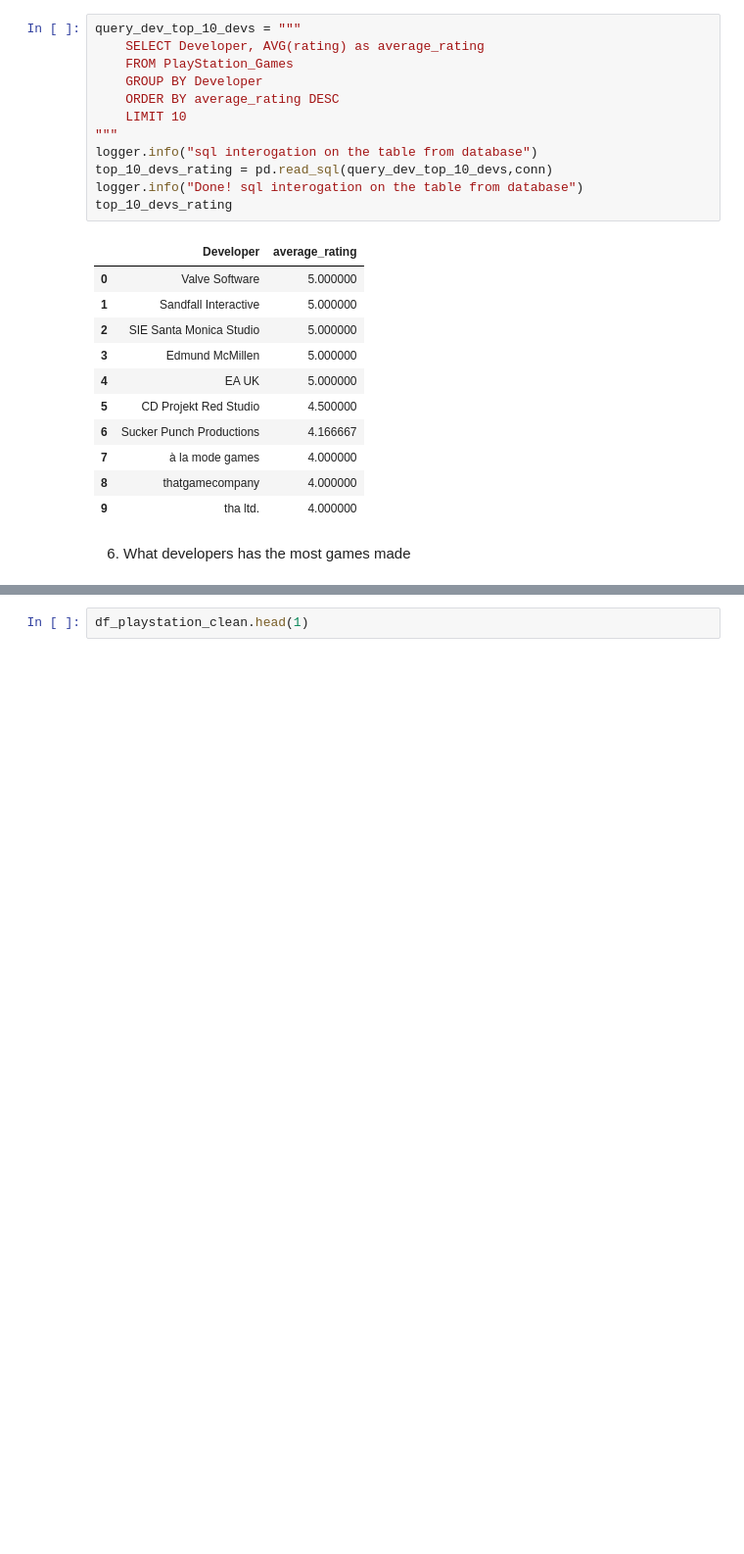
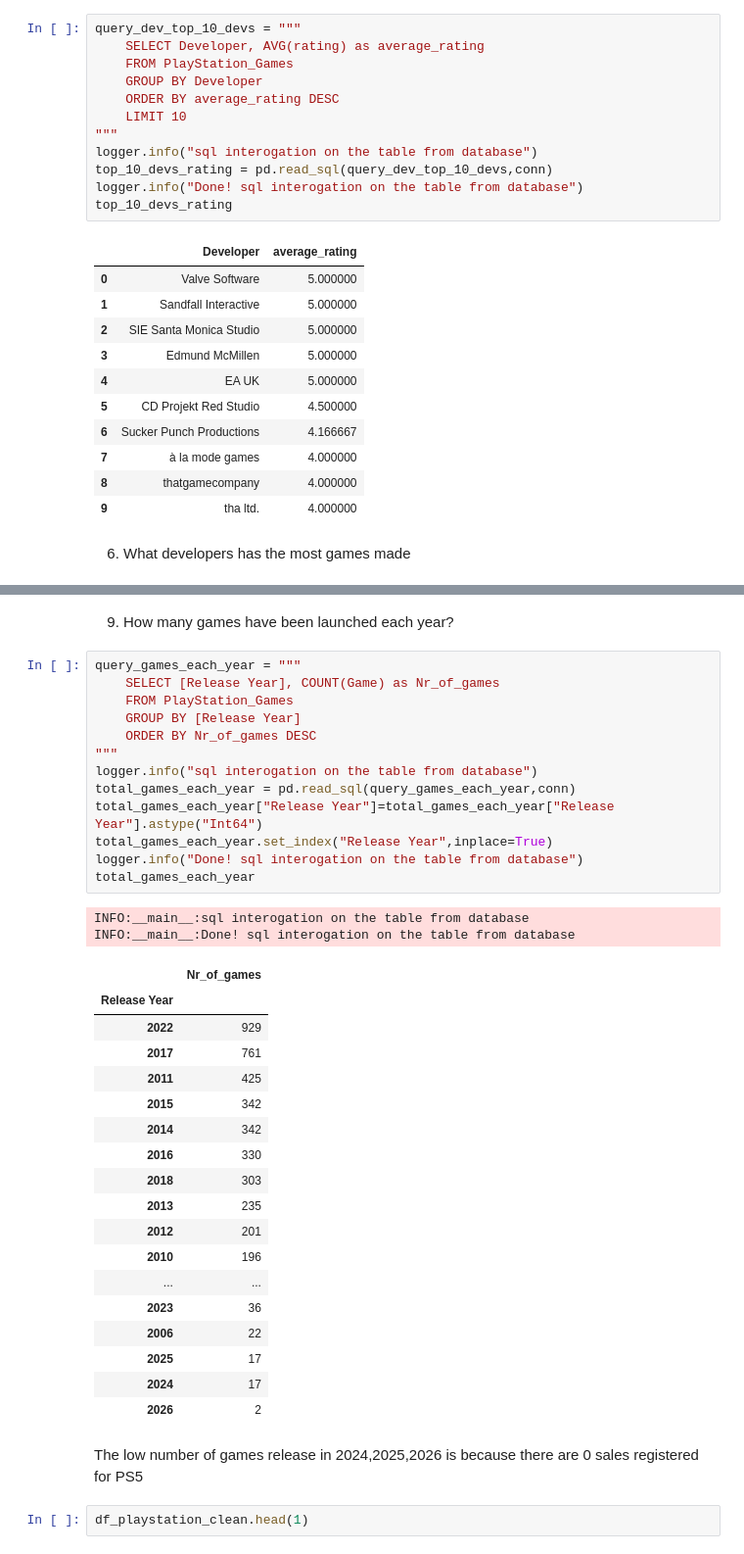
Before and after one commit to CalinP1/Playstation_work, a Jupyter notebook: PlayStation_Data_report.ipynb, the cells around one changed output, grey strips where cells are left out. Shown: that part at 98% size. Cells and saved outputs as stored; diff of their text form; blank space fills up the shorter version.

```diff
--- a/PlayStation_Data_report.ipynb
+++ b/PlayStation_Data_report.ipynb
@@ -642,3 +692,41 @@ dev_with_most_games
+# %% [markdown]
+9) How many games have been launched each year?
+# %%
+query_games_each_year = """
+    SELECT [Release Year], COUNT(Game) as Nr_of_games
+    FROM PlayStation_Games
+    GROUP BY [Release Year]
+    ORDER BY Nr_of_games DESC
+"""
+logger.info("sql interogation on the table from database")
+total_games_each_year = pd.read_sql(query_games_each_year,conn)
+total_games_each_year["Release Year"]=total_games_each_year["Release Year"].astype("Int64")
+total_games_each_year.set_index("Release Year",inplace=True)
+logger.info("Done! sql interogation on the table from database")
+total_games_each_year
+# %% [output]
+INFO:__main__:sql interogation on the table from database
+INFO:__main__:Done! sql interogation on the table from database
+|  | Nr_of_games |
+| Release Year |  |
+| 2022 | 929 |
+| 2017 | 761 |
+| 2011 | 425 |
+| 2015 | 342 |
+| 2014 | 342 |
+| 2016 | 330 |
+| 2018 | 303 |
+| 2013 | 235 |
+| 2012 | 201 |
+| 2010 | 196 |
+| ... | ... |
+| 2023 | 36 |
+| 2006 | 22 |
+| 2025 | 17 |
+| 2024 | 17 |
+| 2026 | 2 |
+# %% [markdown]
+The low number of games release in 2024,2025,2026 is because there are 0 sales registered for PS5
 # %%
 df_playstation_clean.head(1)
 # %% [output]
```
Also changed, not shown: parts of 5 cells of this notebook.
